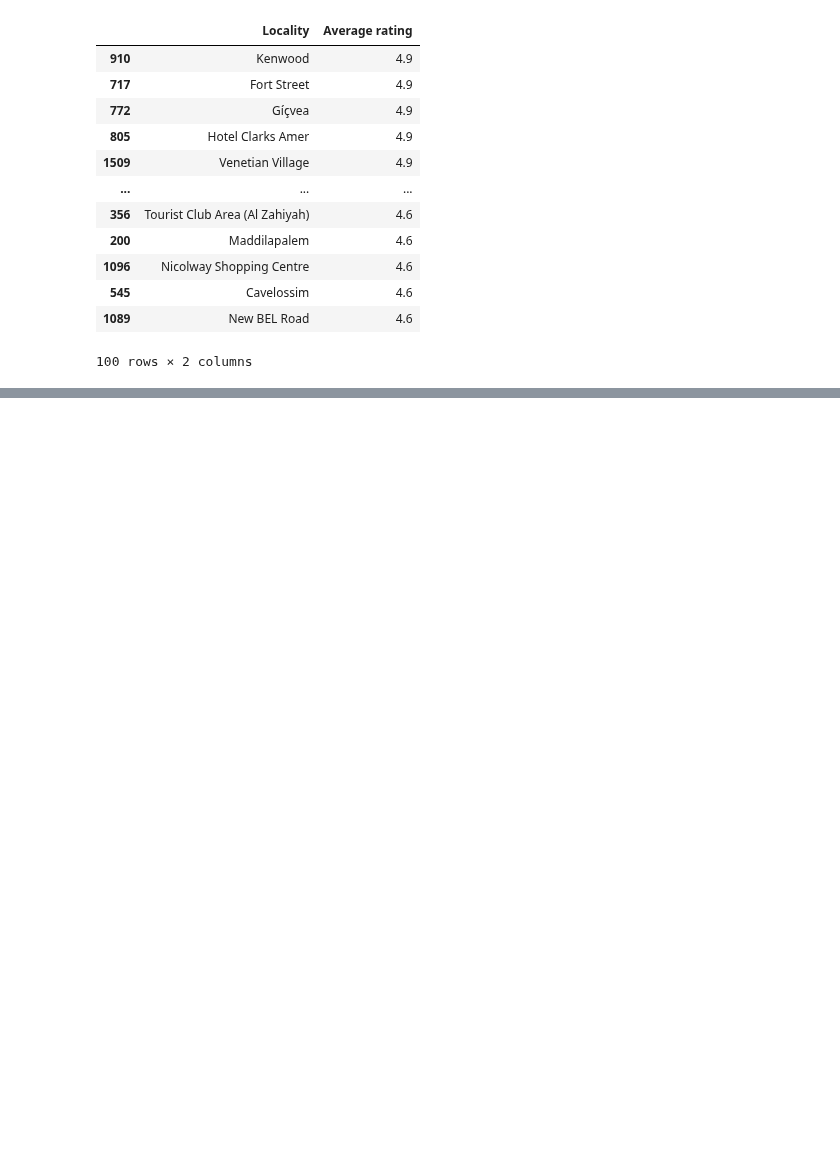
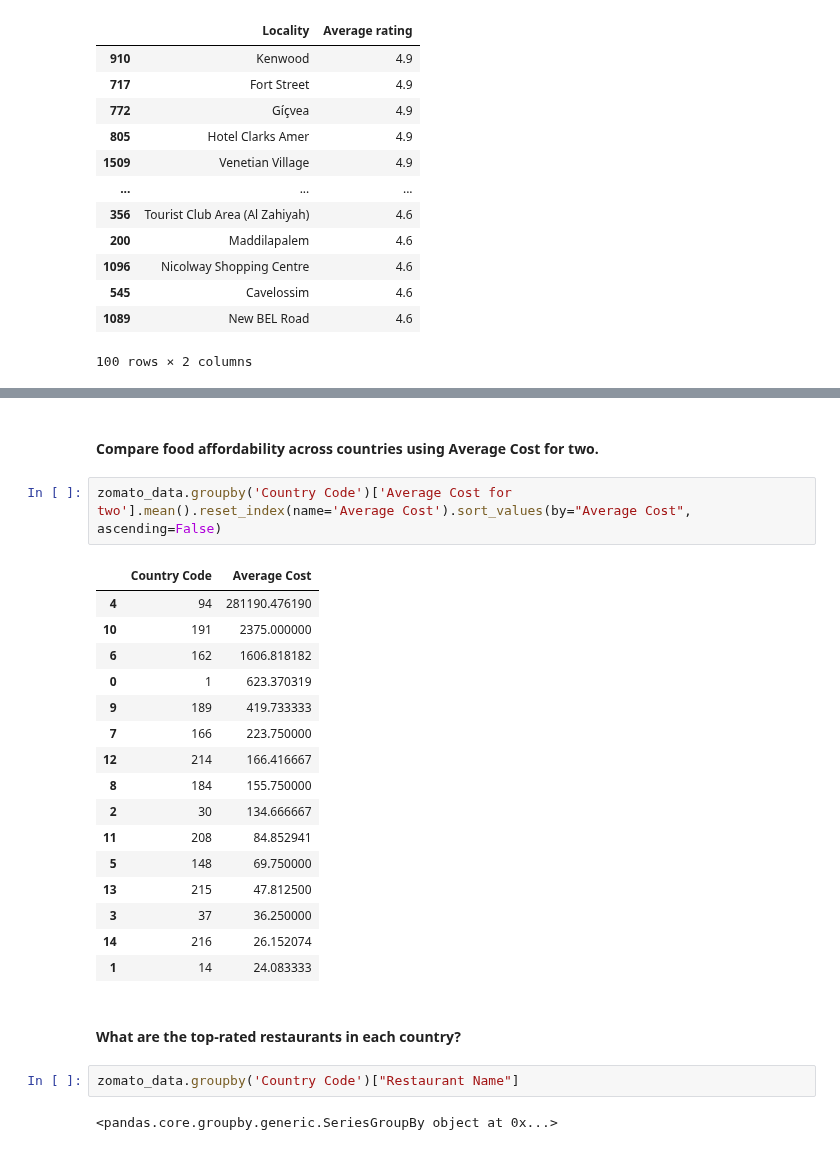
Before and after one commit to Himmu5/data-analysis, a Jupyter notebook: notebooks/zomato_analysis.ipynb, the cells around one changed output, grey strips where cells are left out. Cells and saved outputs as stored; diff of their text form; blank space fills up the shorter version.

```diff
--- a/notebooks/zomato_analysis.ipynb
+++ b/notebooks/zomato_analysis.ipynb
@@ -295,0 +319,27 @@ zomato_data.dropna(subset='Locality Verbose').assign(Locality=zomato_data['Local
+# %% [markdown]
+#### Compare food affordability across countries using Average Cost for two.
+# %%
+zomato_data.groupby('Country Code')['Average Cost for two'].mean().reset_index(name='Average Cost').sort_values(by="Average Cost", ascending=False)
+# %% [output]
+|  | Country Code | Average Cost |
+| 4 | 94 | 281190.476190 |
+| 10 | 191 | 2375.000000 |
+| 6 | 162 | 1606.818182 |
+| 0 | 1 | 623.370319 |
+| 9 | 189 | 419.733333 |
+| 7 | 166 | 223.750000 |
+| 12 | 214 | 166.416667 |
+| 8 | 184 | 155.750000 |
+| 2 | 30 | 134.666667 |
+| 11 | 208 | 84.852941 |
+| 5 | 148 | 69.750000 |
+| 13 | 215 | 47.812500 |
+| 3 | 37 | 36.250000 |
+| 14 | 216 | 26.152074 |
+| 1 | 14 | 24.083333 |
+# %% [markdown]
+#### What are the top-rated restaurants in each country?
+# %%
+zomato_data.groupby('Country Code')["Restaurant Name"]
+# %% [output]
+<pandas.core.groupby.generic.SeriesGroupBy object at 0x...>
```
Also changed, not shown: parts of 4 cells of this notebook.
